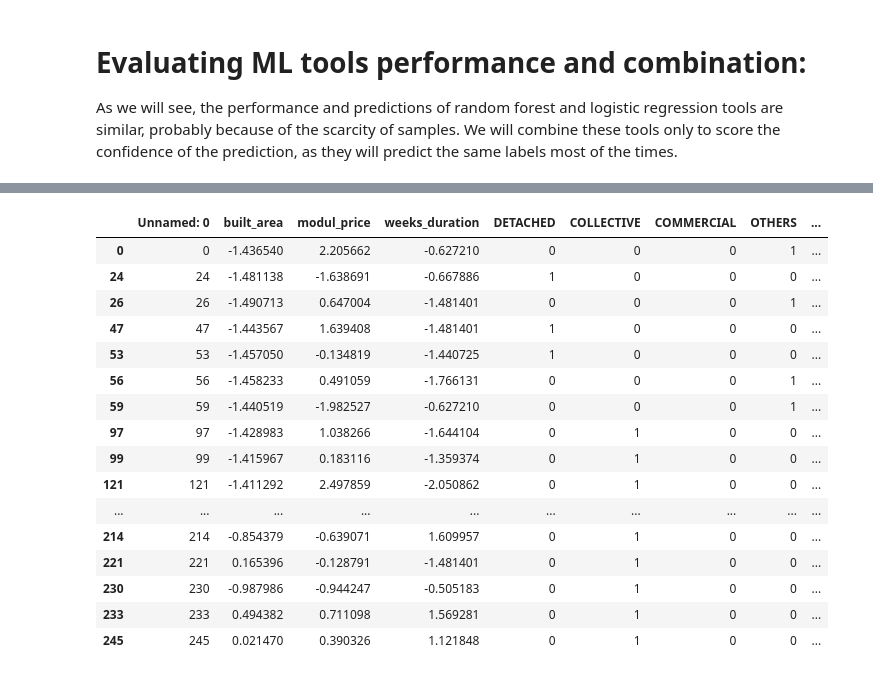
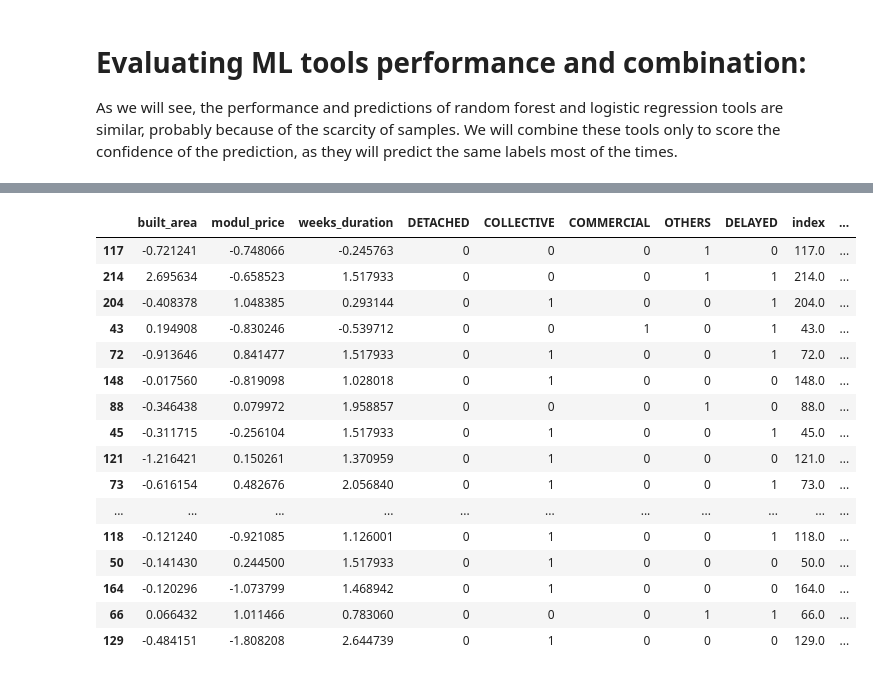
Before and after one commit to hguadalupe/master-data-science, a Jupyter notebook: PFM_SaB/Modelo_presupuesto_Construcc/Construction_budget_delay_detector.ipynb, the cells around one changed output, grey strips where cells are left out. Saved outputs shown, nothing was run; the diff lists cells and outputs as text; code cells hidden in the pictures.

```diff
--- a/PFM_SaB/Modelo_presupuesto_Construcc/Construction_budget_delay_detector.ipynb
+++ b/PFM_SaB/Modelo_presupuesto_Construcc/Construction_budget_delay_detector.ipynb
@@ -78,0 +114,27 @@ Name: DELAYED, dtype: int64
+# %%
+def uniqscaler(float_,mean_,std_):
+    uniqscaled = (float_ - mean_)/std_
+    return uniqscaled
+
+def scaler(df_):
+    ba_scaled = uniqscaler(df_['built_area'],
+                           means.query("var == 'built_area'")['val'],
+                           stds.query("var == 'built_area'")['val'])
+    mp_scaled = uniqscaler(df_['modul_price'],
+                           means.query("var == 'modul_price'")['val'],
+                           stds.query("var == 'modul_price'")['val'])
+    wd_scaled = uniqscaler(df_['weeks_duration'],
+                           means.query("var == 'weeks_duration'")['val'],
+                           stds.query("var == 'weeks_duration'")['val'])
+    scaled ={'built_area':ba_scaled.values.item(0),
+             'modul_price':mp_scaled.values.item(0),
+             'weeks_duration':wd_scaled.values.item(0)}
+    return scaled
+
+scaled_parttest = test.apply(scaler,axis=1).tolist()
+scaled_parttest = pd.DataFrame(scaled_parttest)
+scaled_test = pd.concat([scaled_parttest,
+                        test[['DETACHED', 'COLLECTIVE','COMMERCIAL','OTHERS','DELAYED']]],
+                        axis=1)
+
+print(scaled_test.sample(3))
@@ -79 +151,6 @@ Name: DELAYED, dtype: int64
+# %%
+X_train = scaled_train.loc[:,'built_area':'OTHERS']
+y_train = scaled_train['DELAYED']
+X_test = scaled_test.loc[:,'built_area':'OTHERS']
+y_test = scaled_test['DELAYED']
 # %% [markdown]
@@ -82,10 +159,9 @@ Due to the impossibility for the client (construction managers) most of the time
 # %%
 #K-NEIGHBORS:
 knn =KNeighborsClassifier(n_neighbors=10)
-knn.fit(X,y)
+knn.fit(X_train,y_train)
 y_pred_kn = knn.predict(X_test)
 print("KNEIGHBORS REGRESSION MODEL: ")
-print("Basic scoring: " +str(knn.score(X_test,y_test)))
 print("Normalized accuracy: " +str(accuracy_score(y_test,y_pred_kn)))
 print("Net accuracy: " +str(accuracy_score(y_test,y_pred_kn, normalize = False)) +
       " over " + str(y_test.size) + " samples.")
@@ -109,10 +185,9 @@ Net accuracy: 329 over 418 samples.
 # %%
 #RANDOM FOREST CLASSIF:
-ranfor = RandomForestClassifier(max_depth=2, random_state=0)
-ranfor.fit(X, y)
+ranfor = RandomForestClassifier(max_depth=3,max_features=3, random_state=0)
+ranfor.fit(X_train, y_train)
 y_pred_rf = ranfor.predict(X_test)
 print("RANDOM FOREST MODEL: ")
-print("Basic scoring: " +str(ranfor.score(X_test,y_test)))
 print("Normalized accuracy: " +str(accuracy_score(y_test,y_pred_rf)))
 print("Net accuracy: " +str(accuracy_score(y_test,y_pred_rf, normalize = False)) +
       " over " + str(y_test.size) + " samples.")
@@ -187,23 +220,23 @@ diff2 = y_concat['rf'] != y_concat['lg']
 
 mask = y_concat[diff1 | diff2]
 # %%
-scaled_voting_data = pd.concat([prepared_const,mask],axis=1)
-scaled_voting_data[voting_data['index'].notnull()].head(20)
+scaled_voting_data = pd.concat([scaled_test,mask],axis=1)
+scaled_voting_data[scaled_voting_data['index'].notnull()].sample(20)
 # %% [output]
-|  | Unnamed: 0 | built_area | modul_price | weeks_duration | DETACHED | COLLECTIVE | COMMERCIAL | OTHERS | ... |
-| 0 | 0 | -1.436540 | 2.205662 | -0.627210 | 0 | 0 | 0 | 1 | ... |
-| 24 | 24 | -1.481138 | -1.638691 | -0.667886 | 1 | 0 | 0 | 0 | ... |
-| 26 | 26 | -1.490713 | 0.647004 | -1.481401 | 0 | 0 | 0 | 1 | ... |
-| 47 | 47 | -1.443567 | 1.639408 | -1.481401 | 1 | 0 | 0 | 0 | ... |
-| 53 | 53 | -1.457050 | -0.134819 | -1.440725 | 1 | 0 | 0 | 0 | ... |
-| 56 | 56 | -1.458233 | 0.491059 | -1.766131 | 0 | 0 | 0 | 1 | ... |
-| 59 | 59 | -1.440519 | -1.982527 | -0.627210 | 0 | 0 | 0 | 1 | ... |
-| 97 | 97 | -1.428983 | 1.038266 | -1.644104 | 0 | 1 | 0 | 0 | ... |
-| 99 | 99 | -1.415967 | 0.183116 | -1.359374 | 0 | 1 | 0 | 0 | ... |
-| 121 | 121 | -1.411292 | 2.497859 | -2.050862 | 0 | 1 | 0 | 0 | ... |
-| ... | ... | ... | ... | ... | ... | ... | ... | ... | ... |
-| 214 | 214 | -0.854379 | -0.639071 | 1.609957 | 0 | 1 | 0 | 0 | ... |
-| 221 | 221 | 0.165396 | -0.128791 | -1.481401 | 0 | 1 | 0 | 0 | ... |
-| 230 | 230 | -0.987986 | -0.944247 | -0.505183 | 0 | 1 | 0 | 0 | ... |
-| 233 | 233 | 0.494382 | 0.711098 | 1.569281 | 0 | 1 | 0 | 0 | ... |
-| 245 | 245 | 0.021470 | 0.390326 | 1.121848 | 0 | 1 | 0 | 0 | ... |
+|  | built_area | modul_price | weeks_duration | DETACHED | COLLECTIVE | COMMERCIAL | OTHERS | DELAYED | index | ... |
+| 117 | -0.721241 | -0.748066 | -0.245763 | 0 | 0 | 0 | 1 | 0 | 117.0 | ... |
+| 214 | 2.695634 | -0.658523 | 1.517933 | 0 | 0 | 0 | 1 | 1 | 214.0 | ... |
+| 204 | -0.408378 | 1.048385 | 0.293144 | 0 | 1 | 0 | 0 | 1 | 204.0 | ... |
+| 43 | 0.194908 | -0.830246 | -0.539712 | 0 | 0 | 1 | 0 | 1 | 43.0 | ... |
+| 72 | -0.913646 | 0.841477 | 1.517933 | 0 | 1 | 0 | 0 | 1 | 72.0 | ... |
+| 148 | -0.017560 | -0.819098 | 1.028018 | 0 | 1 | 0 | 0 | 0 | 148.0 | ... |
+| 88 | -0.346438 | 0.079972 | 1.958857 | 0 | 0 | 0 | 1 | 0 | 88.0 | ... |
+| 45 | -0.311715 | -0.256104 | 1.517933 | 0 | 1 | 0 | 0 | 1 | 45.0 | ... |
+| 121 | -1.216421 | 0.150261 | 1.370959 | 0 | 1 | 0 | 0 | 0 | 121.0 | ... |
+| 73 | -0.616154 | 0.482676 | 2.056840 | 0 | 1 | 0 | 0 | 1 | 73.0 | ... |
+| ... | ... | ... | ... | ... | ... | ... | ... | ... | ... | ... |
+| 118 | -0.121240 | -0.921085 | 1.126001 | 0 | 1 | 0 | 0 | 1 | 118.0 | ... |
+| 50 | -0.141430 | 0.244500 | 1.517933 | 0 | 1 | 0 | 0 | 0 | 50.0 | ... |
+| 164 | -0.120296 | -1.073799 | 1.468942 | 0 | 1 | 0 | 0 | 0 | 164.0 | ... |
+| 66 | 0.066432 | 1.011466 | 0.783060 | 0 | 0 | 0 | 1 | 1 | 66.0 | ... |
+| 129 | -0.484151 | -1.808208 | 2.644739 | 0 | 1 | 0 | 0 | 0 | 129.0 | ... |
```
Also changed, not shown: parts of 34 cells of this notebook, 17 other files.
